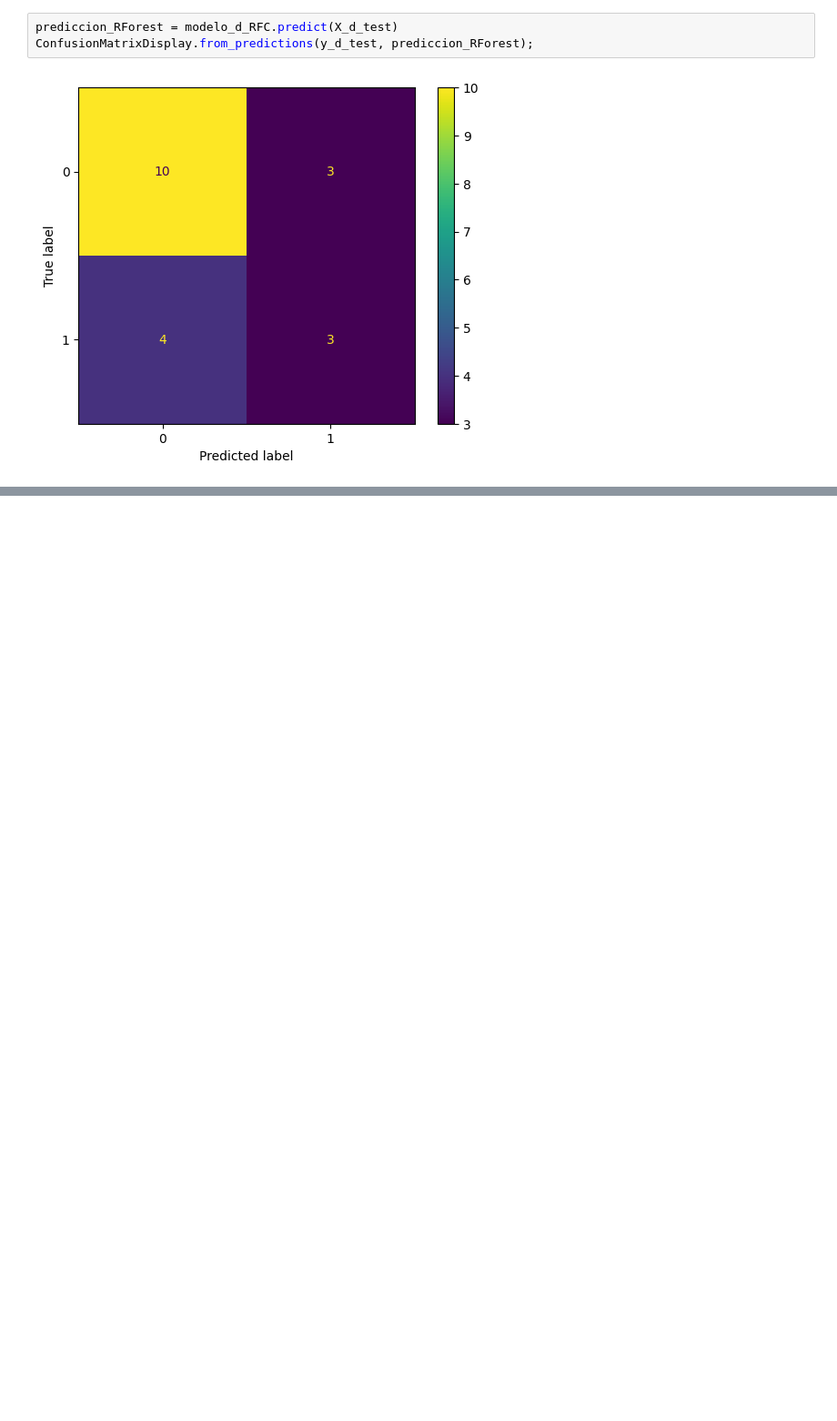
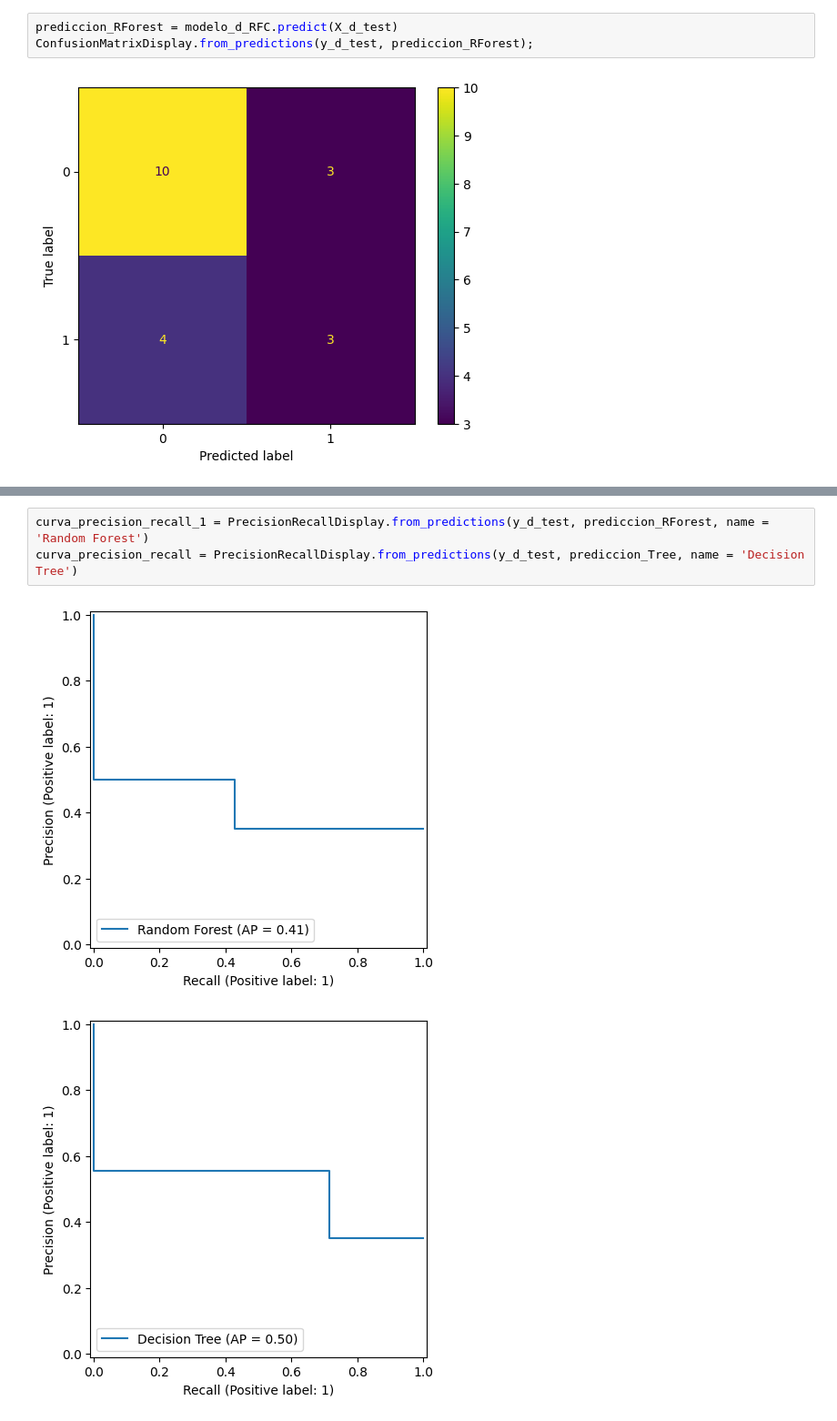
Before and after one commit to Emmanuel2000x/Statistics-ML-G8, a Jupyter notebook: Clasificacion_validacion_y_metricas.ipynb, the cells around one changed output, grey strips where cells are left out. Shown at 91% size. Cells and saved outputs as stored; diff of their text form; blank space fills up the shorter version.

```diff
--- a/Clasificacion_validacion_y_metricas.ipynb
+++ b/Clasificacion_validacion_y_metricas.ipynb
@@ -249,0 +428,6 @@ ConfusionMatrixDisplay.from_predictions(y_d_test, prediccion_RForest);
+# %%
+curva_precision_recall_1 = PrecisionRecallDisplay.from_predictions(y_d_test, prediccion_RForest, name = 'Random Forest')
+curva_precision_recall = PrecisionRecallDisplay.from_predictions(y_d_test, prediccion_Tree, name = 'Decision Tree')
+# %% [output]
+[figure, added]
+[figure, added]
```
Also changed, not shown: parts of 55 cells of this notebook.
